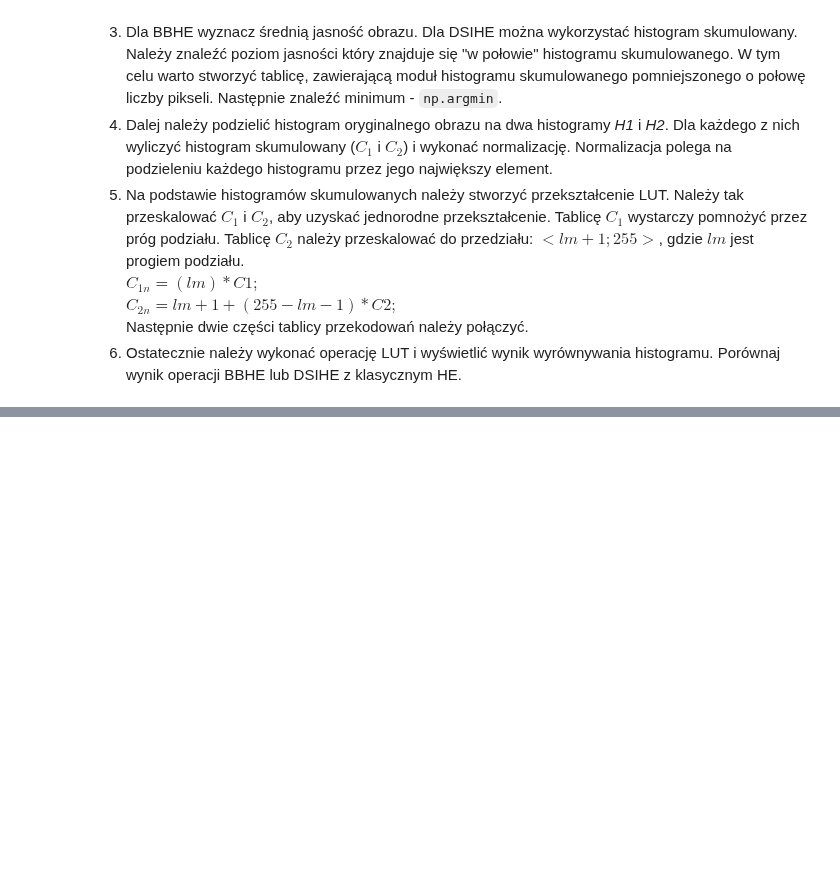
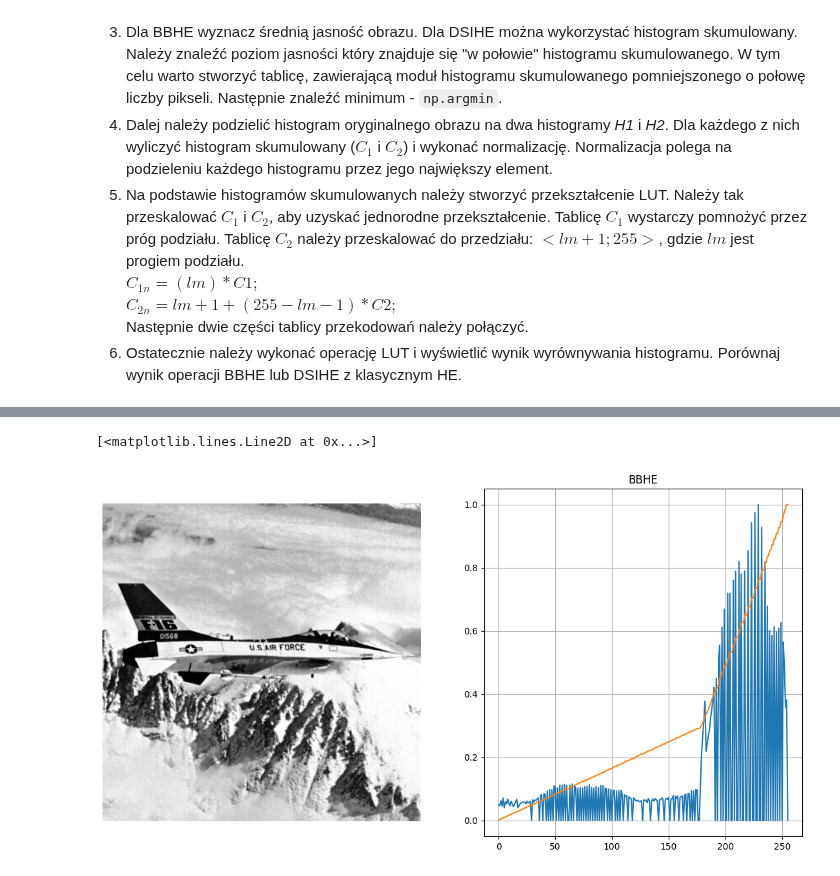
Before and after one commit to sQbanv/Introduction-to-Digital-Image-Processing, a Jupyter notebook: Histogram. Wyrównywanie histogramu/03_histogram_hw.ipynb, the cells around one changed output, grey strips where cells are left out. Saved outputs shown, nothing was run; the diff lists cells and outputs as text; code cells hidden in the pictures; blank space fills up the shorter version.

```diff
--- a/Histogram. Wyrównywanie histogramu/03_histogram_hw.ipynb
+++ b/Histogram. Wyrównywanie histogramu/03_histogram_hw.ipynb
@@ -51,0 +91,35 @@ if not os.path.exists(fileName) :
+# %%
+avg_brightness = int(np.mean(jet))
+
+bbhe_H1 = jet_hist[:avg_brightness]
+bbhe_H2 = jet_hist[avg_brightness:]
+
+bbhe_C1 = bbhe_H1.cumsum()
+bbhe_C2 = bbhe_H2.cumsum()
+
+bbhe_C1 = bbhe_C1 / np.max(bbhe_C1)
+bbhe_C2 = bbhe_C2 / np.max(bbhe_C2)
+
+bbhe_C1n = np.uint8(avg_brightness * bbhe_C1)
+bbhe_C2n = np.uint8(avg_brightness + 1 + (255 - avg_brightness - 1) * bbhe_C2)
+
+bbhe_lut = np.concatenate((bbhe_C1n, bbhe_C2n))
+
+jet_bbhe = cv2.LUT(jet, bbhe_lut)
+
+jet_bbhe_hist = cv2.calcHist([jet_bbhe], [0], None, [256], [0,256])
+
+jet_bbhe_cumhist = jet_bbhe_hist.cumsum()
+
+fig, axs = plt.subplots(1,2)
+fig.set_size_inches(14,7)
+
+axs[0].axis('off')
+axs[0].imshow(jet_bbhe, 'gray')
+axs[1].grid()
+axs[1].set_title("BBHE")
+axs[1].plot(jet_bbhe_hist / np.max(jet_bbhe_hist))
+axs[1].plot(jet_bbhe_cumhist / np.max(jet_bbhe_cumhist))
+# %% [output]
+[<matplotlib.lines.Line2D at 0x...>]
+[figure, added]
```
Also changed, not shown: parts of 4 cells of this notebook, 1 other file.
